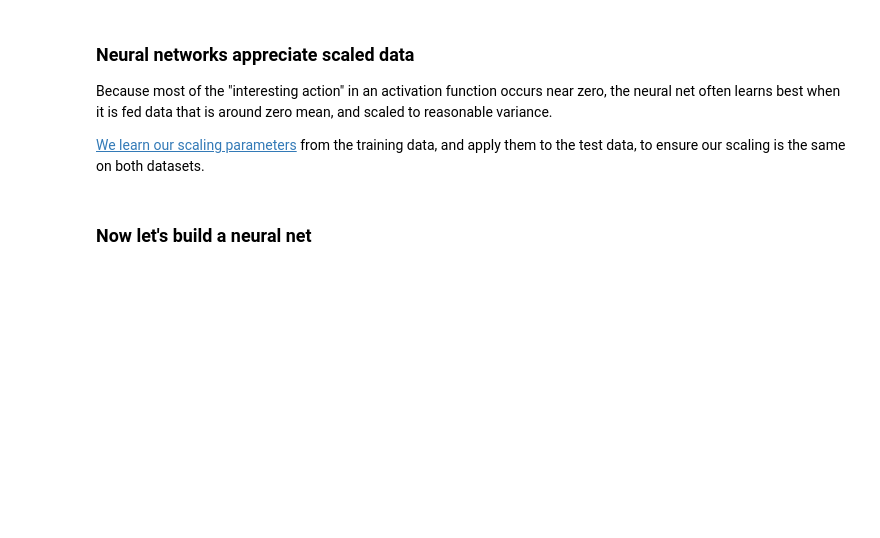
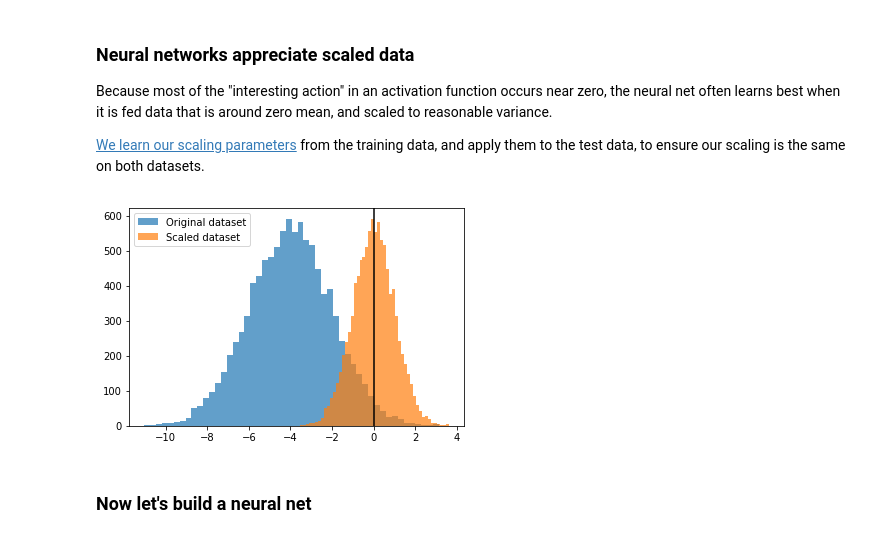
Before and after one commit to QCaudron/ml_101, a Jupyter notebook: 3_Neural_networks/2. Building a neural net.ipynb, the cells around one changed output. Saved outputs shown, nothing was run; the diff lists cells and outputs as text; code cells hidden in the pictures; blank space fills up the shorter version.

```diff
--- a/3_Neural_networks/2. Building a neural net.ipynb
+++ b/3_Neural_networks/2. Building a neural net.ipynb
@@ -145,6 +150,27 @@ X_test, y_test = test_data.drop(["commute_time"], axis=1), test_data["commute_ti
 Because most of the "interesting action" in an activation function occurs near zero, the neural net often learns best when it is fed data that is around zero mean, and scaled to reasonable variance.
 
 [We learn our scaling parameters](https://sebastianraschka.com/faq/docs/scale-training-test.html) from the training data, and apply them to the test data, to ensure our scaling is the same on both datasets.
+# %%
+# A quick demonstration of scaling
+def demonstrate_scaling():
+    """Generate some fake data and rescaling it, plotting before and after."""
+
+    # First, some raw data
+    x_orig = np.random.normal(-4, 2, (10000, 1))
+
+    # Let's scale it !
+    scaler = StandardScaler()
+    x_scaled = scaler.fit_transform(x_orig)
+
+    # Plot the results
+    plt.hist(x_orig, bins=50, alpha=0.7, label="Original dataset")
+    plt.hist(x_scaled, bins=50, alpha=0.7, label="Scaled dataset")
+    plt.axvline(0, c="k", label=None)
+    plt.legend()
+# %%
+demonstrate_scaling()
+# %% [output]
+[figure, added]
 # %%
 from sklearn.preprocessing import StandardScaler
 
```
Also changed, not shown: parts of 44 cells of this notebook.
